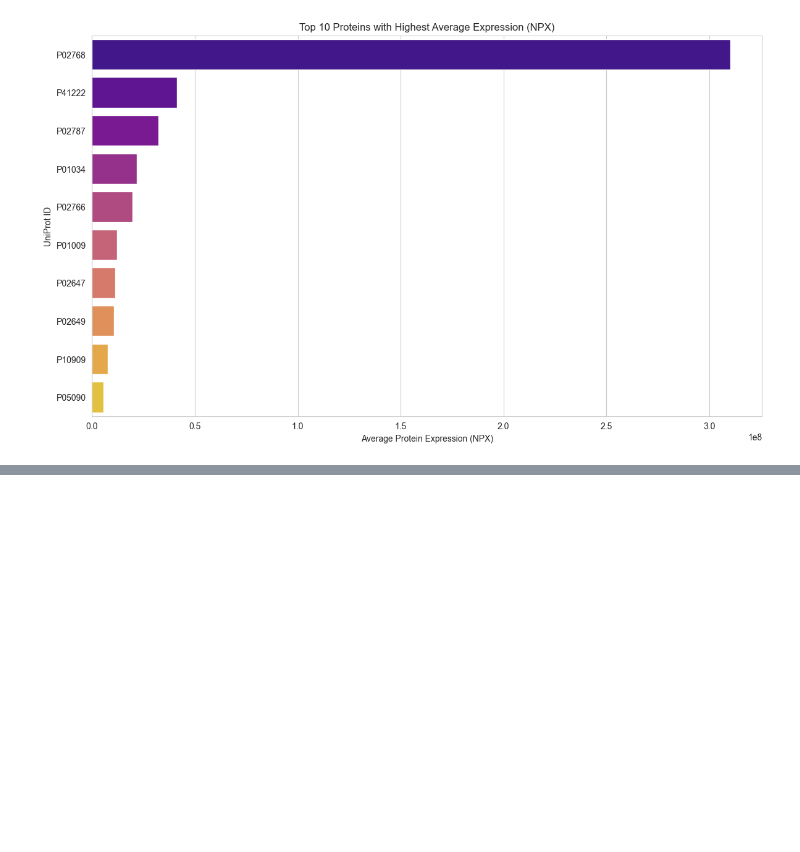
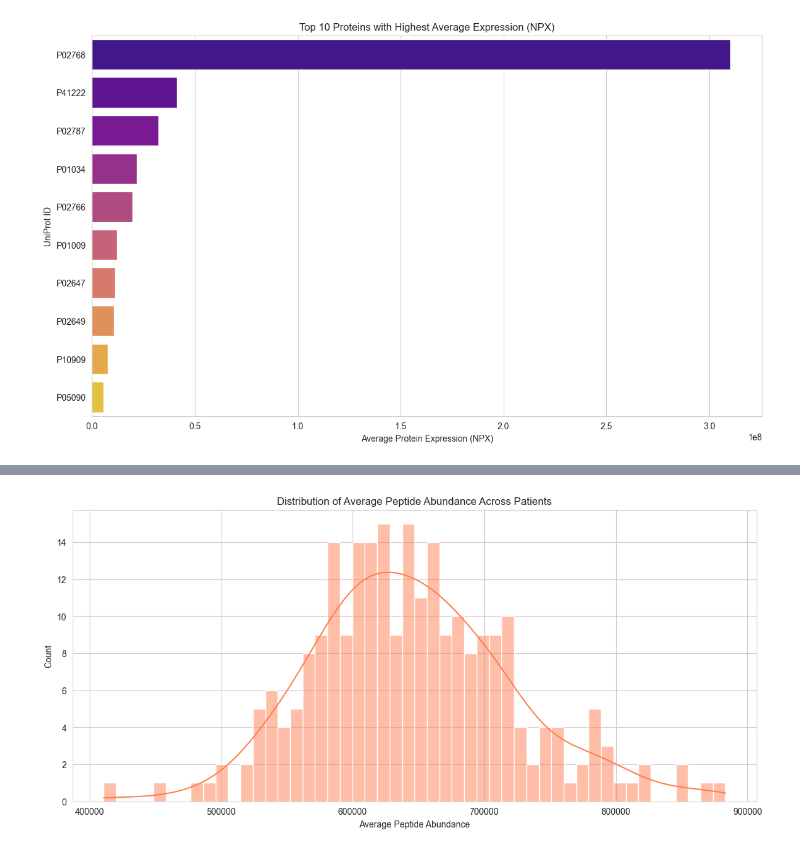
Before and after one commit to azizharouna/NeuroMetrics, a Jupyter notebook: data_analysis.ipynb, the cells around one changed output, grey strips where cells are left out. Drawn from its saved outputs; the diff is of its cells as text; code cells hidden in the pictures; blank space fills up the shorter version.

Commit message:
average peptide abundance accross patients

```diff
--- a/data_analysis.ipynb
+++ b/data_analysis.ipynb
@@ -299,0 +308,18 @@ plt.show()
+# %%
+# Variability in Peptide and Protein Data
+# # For this, we'll explore the variability in peptide abundance and protein expression across different patients.
+# # We'll visualize the distribution of average peptide abundance and protein expression for each patient.
+
+# Calculating the average peptide abundance for each patient
+avg_peptide_per_patient = train_peptides.groupby('patient_id')['PeptideAbundance'].mean()
+# starting by plotting the distribution of average peptide abundance for each patient.
+# # Ploting the distribution of average peptide abundance for each patient
+
+plt.figure(figsize=(14, 6))
+sns.histplot(avg_peptide_per_patient, kde=True, bins=50, color='coral')
+plt.title('Distribution of Average Peptide Abundance Across Patients')
+plt.xlabel('Average Peptide Abundance')
+plt.ylabel('Count')
+plt.show()
+# %% [output]
+[figure, added]
```
Also changed, not shown: parts of 2 cells of this notebook.
